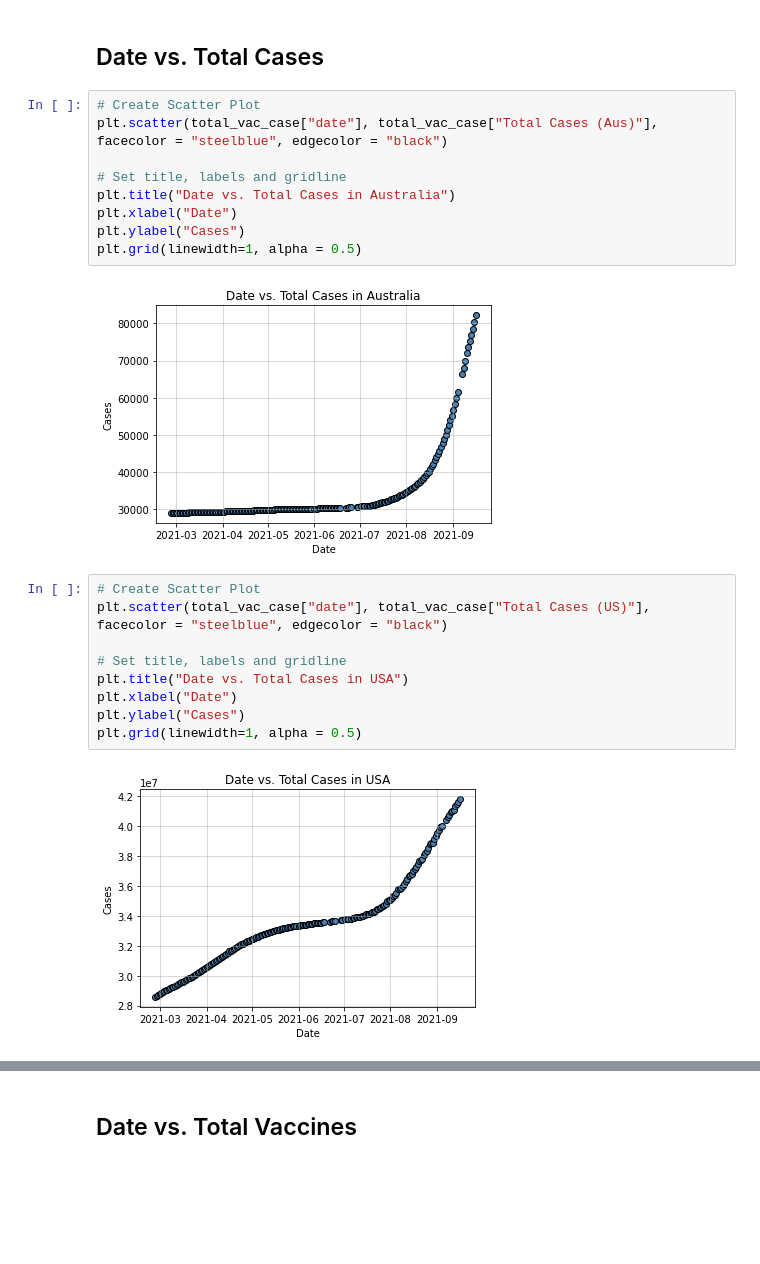
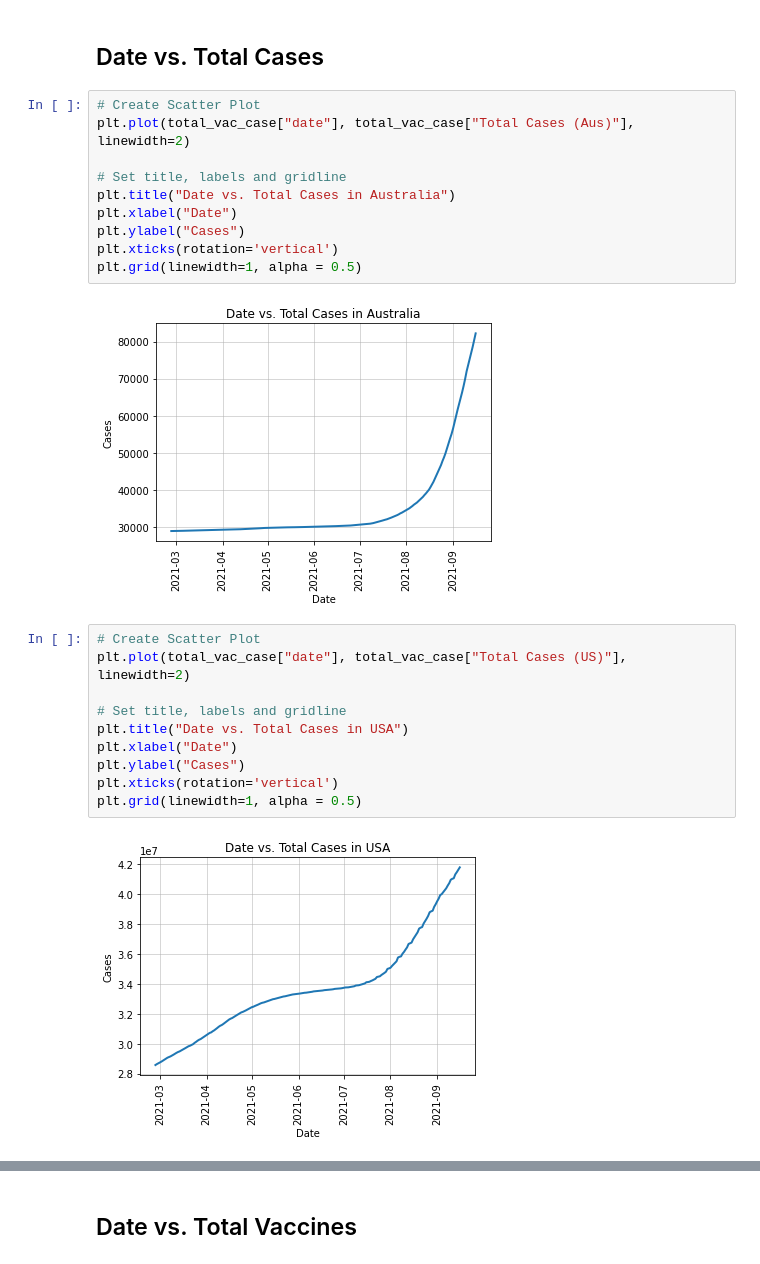
Before and after one commit to BenPickles85/bootcamp-project-1, a Jupyter notebook: vaccines_aus_merged.ipynb, the cells around one changed output, grey strips where cells are left out. Drawn from its saved outputs; the diff is of its cells as text; blank space fills up the shorter version.

```diff
--- a/vaccines_aus_merged.ipynb
+++ b/vaccines_aus_merged.ipynb
@@ -426,24 +420,26 @@ The r-value is : 0.99
 ## Date vs. Total Cases
 # %%
 # Create Scatter Plot
-plt.scatter(total_vac_case["date"], total_vac_case["Total Cases (Aus)"], facecolor = "steelblue", edgecolor = "black")
+plt.plot(total_vac_case["date"], total_vac_case["Total Cases (Aus)"], linewidth=2)
 
 # Set title, labels and gridline
 plt.title("Date vs. Total Cases in Australia")
 plt.xlabel("Date")
 plt.ylabel("Cases")
+plt.xticks(rotation='vertical')
 plt.grid(linewidth=1, alpha = 0.5)
 # %% [output]
-[figure, old version]
+[figure, new version]
 # %%
 # Create Scatter Plot
-plt.scatter(total_vac_case["date"], total_vac_case["Total Cases (US)"], facecolor = "steelblue", edgecolor = "black")
+plt.plot(total_vac_case["date"], total_vac_case["Total Cases (US)"], linewidth=2)
 
 # Set title, labels and gridline
 plt.title("Date vs. Total Cases in USA")
 plt.xlabel("Date")
 plt.ylabel("Cases")
+plt.xticks(rotation='vertical')
 plt.grid(linewidth=1, alpha = 0.5)
 # %% [output]
-[figure, old version]
+[figure, new version]
 # %%
```
Also changed, not shown: parts of 11 cells of this notebook, 1 other file.
